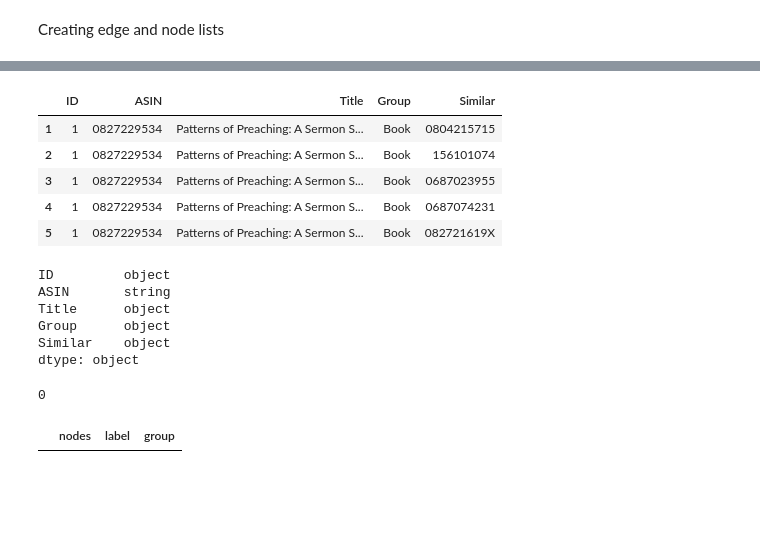
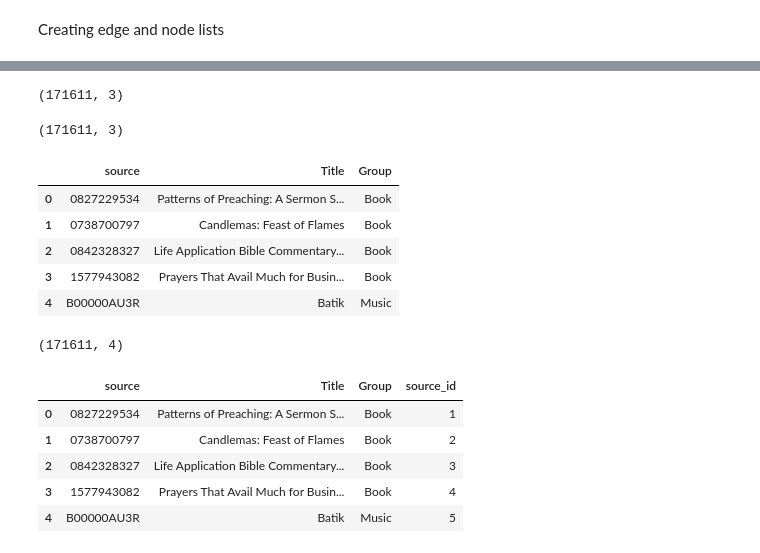
Before and after one commit to surya-parthipan/SNACS-Course-Project, a Jupyter notebook: data_preprocessing/parse_amazon.ipynb, the cells around one changed output, grey strips where cells are left out. Saved outputs shown, nothing was run; the diff lists cells and outputs as text; code cells hidden in the pictures; blank space fills up the shorter version.

Commit message:
Amazon Meta Data changes

```diff
--- a/data_preprocessing/parse_amazon.ipynb
+++ b/data_preprocessing/parse_amazon.ipynb
@@ -171,0 +218,3 @@ df = df.dropna()
+# %%
+df_node = df[['source', 'Title', 'Group']]
+df_node.head()
@@ -171,0 +228,9 @@ df = df.dropna()
+# %%
+df_node.shape
+# %% [output]
+(171611, 3)
+# %%
+df_node = df_node.drop_duplicates()
+df_node.shape
+# %% [output]
+(171611, 3)
@@ -172,9 +239,13 @@ df = df.dropna()
+# %%
+df_node = df_node.reset_index()
+# %%
+df_node = df_node.drop('index', axis=1)
 # %%
-df.head()
+df_node.head()
 # %% [output]
-|  | ID | ASIN | Title | Group | Similar |
-| 1 | 1 | 0827229534 | Patterns of Preaching: A Sermon S... | Book | 0804215715 |
-| 2 | 1 | 0827229534 | Patterns of Preaching: A Sermon S... | Book | 156101074 |
-| 3 | 1 | 0827229534 | Patterns of Preaching: A Sermon S... | Book | 0687023955 |
-| 4 | 1 | 0827229534 | Patterns of Preaching: A Sermon S... | Book | 0687074231 |
-| 5 | 1 | 0827229534 | Patterns of Preaching: A Sermon S... | Book | 082721619X |
+|  | source | Title | Group |
+| 0 | 0827229534 | Patterns of Preaching: A Sermon S... | Book |
+| 1 | 0738700797 | Candlemas: Feast of Flames | Book |
+| 2 | 0842328327 | Life Application Bible Commentary... | Book |
+| 3 | 1577943082 | Prayers That Avail Much for Busin... | Book |
+| 4 | B00000AU3R | Batik | Music |
@@ -183,18 +251,0 @@ df.ASIN = df.ASIN.astype('string')
-# %%
-df.dtypes
-# %% [output]
-ID         object
-ASIN       string
-Title      object
-Group      object
-Similar    object
-dtype: object
-# %%
-(df.ASIN == '0827229534').sum()
-# %% [output]
-0
-# %%
-df_nodes = pd.DataFrame(columns=['nodes', 'label', 'group'])
-df_nodes.head()
-# %% [output]
-|  | nodes | label | group |
@@ -206,0 +257,4 @@ df_nodes = df_nodes.reset_index()
+# %%
+df_node.shape
+# %% [output]
+(171611, 4)
@@ -207 +265,10 @@ df_nodes = df_nodes.reset_index()
+# %%
+df_node.head()
+# %% [output]
+|  | source | Title | Group | source_id |
+| 0 | 0827229534 | Patterns of Preaching: A Sermon S... | Book | 1 |
+| 1 | 0738700797 | Candlemas: Feast of Flames | Book | 2 |
+| 2 | 0842328327 | Life Application Bible Commentary... | Book | 3 |
+| 3 | 1577943082 | Prayers That Avail Much for Busin... | Book | 4 |
+| 4 | B00000AU3R | Batik | Music | 5 |
 # %%
```
Also changed, not shown: parts of 33 cells of this notebook, 7 other files.
